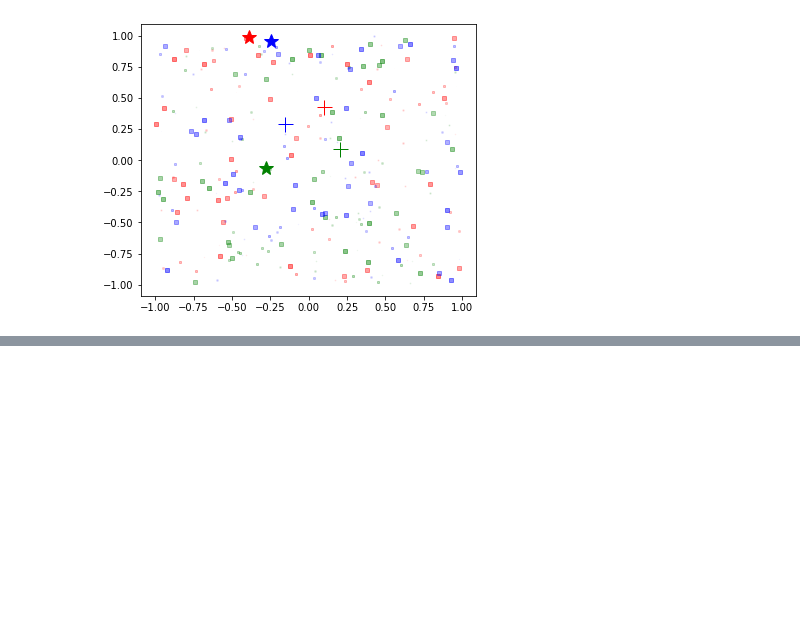
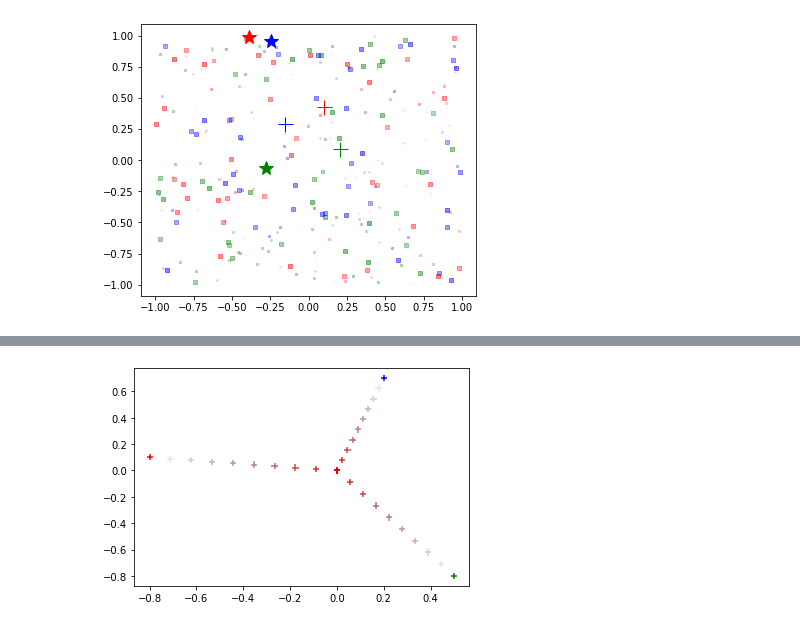
Before and after one commit to liangaomng/POF, a Jupyter notebook: Operator/OE_inverse.ipynb, the cells around one changed output, grey strips where cells are left out. Cells and saved outputs as stored; diff of their text form; code cells hidden in the pictures; blank space fills up the shorter version.

```diff
--- a/Operator/OE_inverse.ipynb
+++ b/Operator/OE_inverse.ipynb
@@ -250,0 +301,23 @@ pso_optimizer.visualize()
+# %%
+fig, ax = plt.subplots()
+convergence_point = np.array([0, 0])
+
+# Generate paths as a series of points towards the convergence point
+paths = [np.linspace(star, convergence_point, num=10) for star in stars]
+
+# Plot the stars again for reference
+ax.scatter(stars[:, 0], stars[:, 1], s=40, c=['red', 'blue', 'green'], marker='+', edgecolors='k')
+
+# Draw the paths using scatter plots with varying color intensity
+for path in paths:
+    # Calculate the intensity of the color based on the distance to the convergence point
+    distance_to_center = np.sqrt(np.sum((path - convergence_point)**2, axis=1))
+    color_intensity = 1 - (distance_to_center / np.max(distance_to_center))  # Normalize and invert
+    color_intensity = color_intensity *0.9
+    # Scatter the points, with color varying from light to dark red
+    ax.scatter(path[:, 0], path[:, 1], marker='+',s=40,c=np.stack([color_intensity, np.zeros_like(color_intensity),
+                                                    np.zeros_like(color_intensity), color_intensity], axis=1))
+
+# Set the aspect of the plot to be equal
+# %% [output]
+[figure, added]
```
Also changed, not shown: parts of 7 cells of this notebook, 15 other files.
